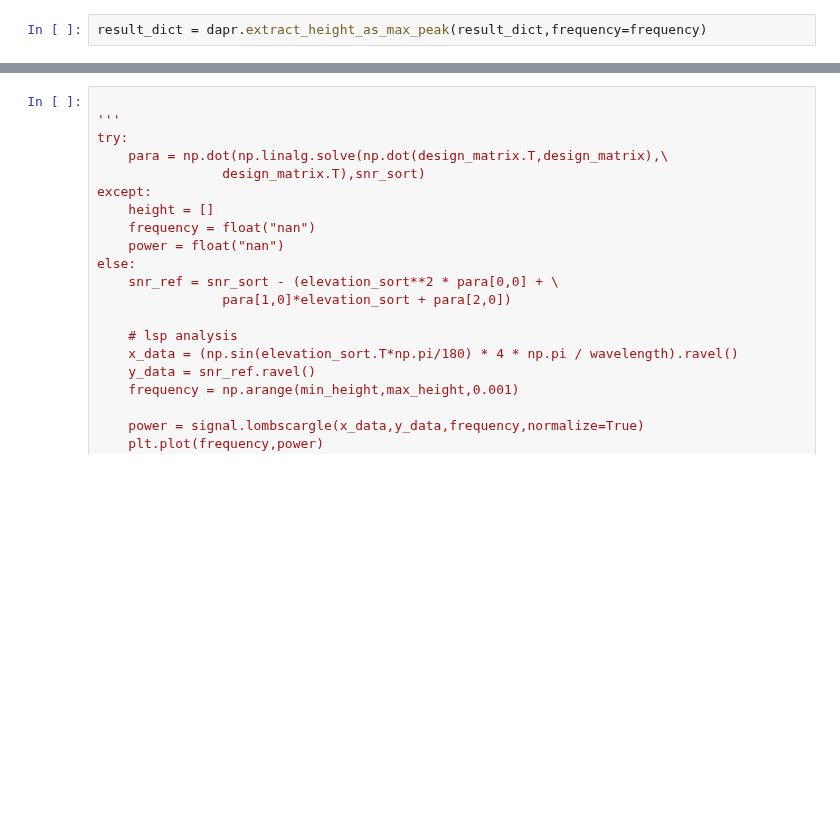
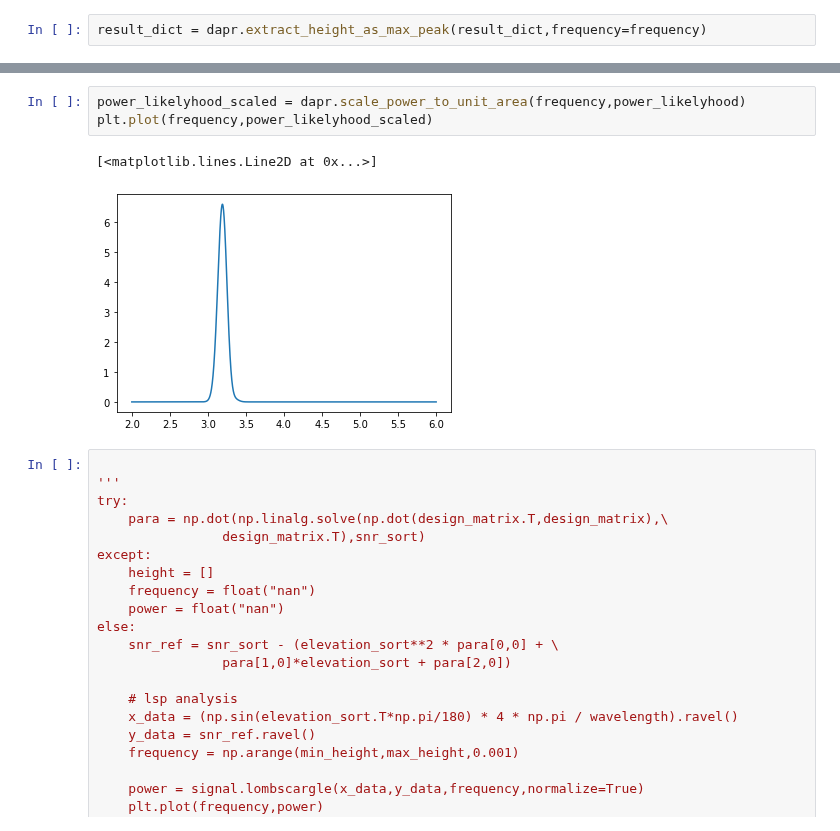
Before and after one commit to ziqing97/gnss_ir_analyze, a Jupyter notebook: src/test.ipynb, the cells around one changed output, grey strips where cells are left out. Drawn from its saved outputs; the diff is of its cells as text; blank space fills up the shorter version.

```diff
--- a/src/test.ipynb
+++ b/src/test.ipynb
@@ -72,3 +60,9 @@ result_dict
+# %%
+power_likelyhood_scaled = dapr.scale_power_to_unit_area(frequency,power_likelyhood)
+plt.plot(frequency,power_likelyhood_scaled)
+# %% [output]
+[<matplotlib.lines.Line2D at 0x...>]
+[figure, added]
 # %%
 
 '''
```
Also changed, not shown: parts of 5 cells of this notebook.
